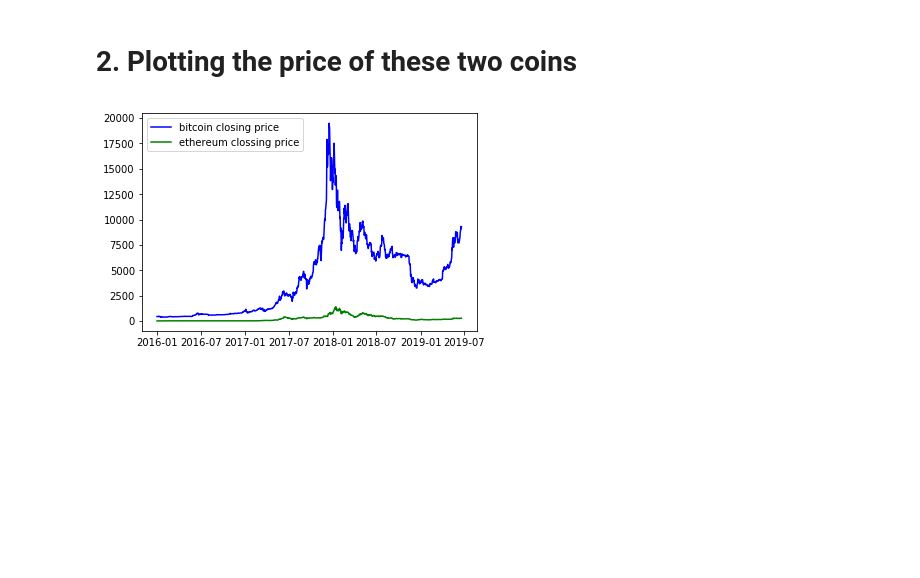
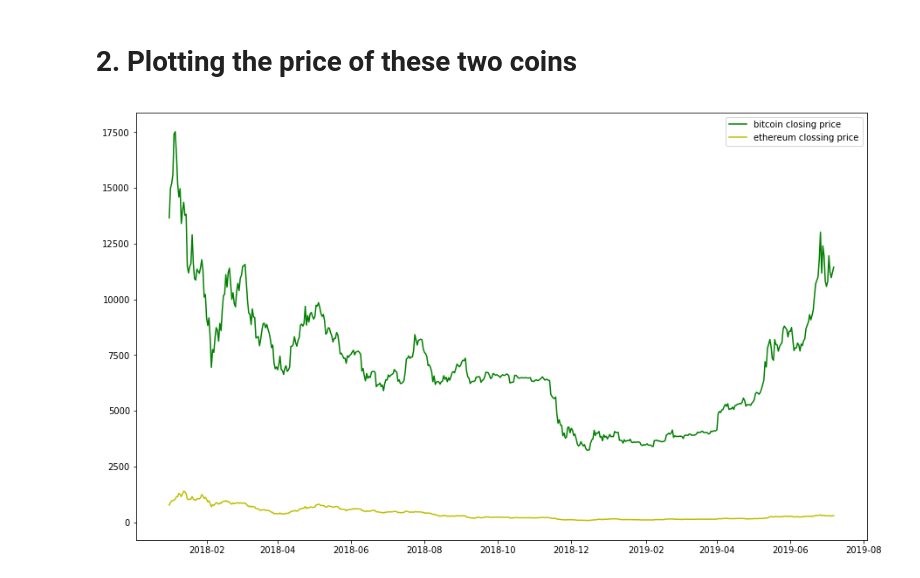
Before and after one commit to CharuJames/Data-Science, a Jupyter notebook: CoinMarketCap.ipynb, the cells around one changed output. Cells and saved outputs as stored; diff of their text form; code cells hidden in the pictures; blank space fills up the shorter version.

```diff
--- a/CoinMarketCap.ipynb
+++ b/CoinMarketCap.ipynb
@@ -10,8 +7,14 @@ https://coinmarketcap.com/currencies/ethereum/historical-data/?start=20160101&en
 from cmc import coinmarketcap
 from datetime import datetime
 import matplotlib.pyplot as plt
+import pylab
+
 crypto = ['bitcoin','ethereum']
-start_date, end_date = datetime(2016,1,1), datetime(2019,6,19)
+start_date, end_date = datetime(2018,1,1), datetime(2019,7,7)
 df_cryptos = coinmarketcap.getDataFor(crypto, start_date, end_date, fields = ['Close'])
 print(df_cryptos)
+
+pylab.rcParams['figure.figsize'] = (15, 9)
+df_cryptos.plot(secondary_y = ["ethereum"] ,grid = True)
+#df_cryptos["2016-09-09":"2017-09-09"].plot()
 # %% [output]
@@ -35,9 +40,9 @@ Date
 # %% [markdown]
 # 2. Plotting the price of these two coins
 # %%
-plt.plot(df_cryptos['bitcoin'], 'b')
-plt.plot(df_cryptos['ethereum'], 'g')
+plt.plot(df_cryptos['bitcoin'], 'g')
+plt.plot(df_cryptos['ethereum'], 'y')
 plt.legend(['bitcoin closing price','ethereum clossing price'])
 plt.show()
 # %% [output]
-[figure, old version]
+[figure, new version]
```
Also changed, not shown: parts of 14 cells of this notebook.
